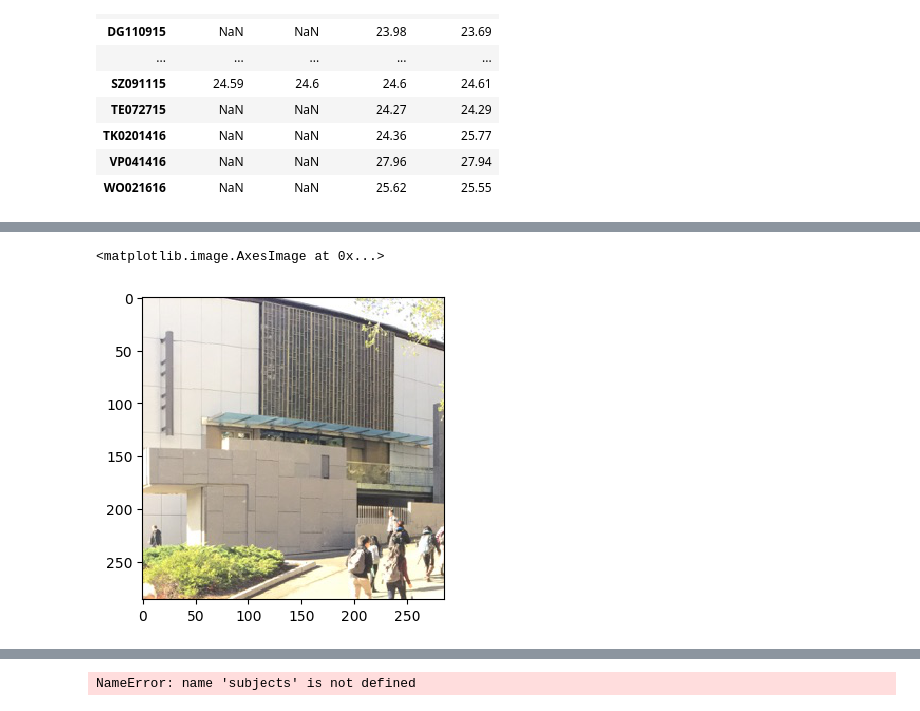
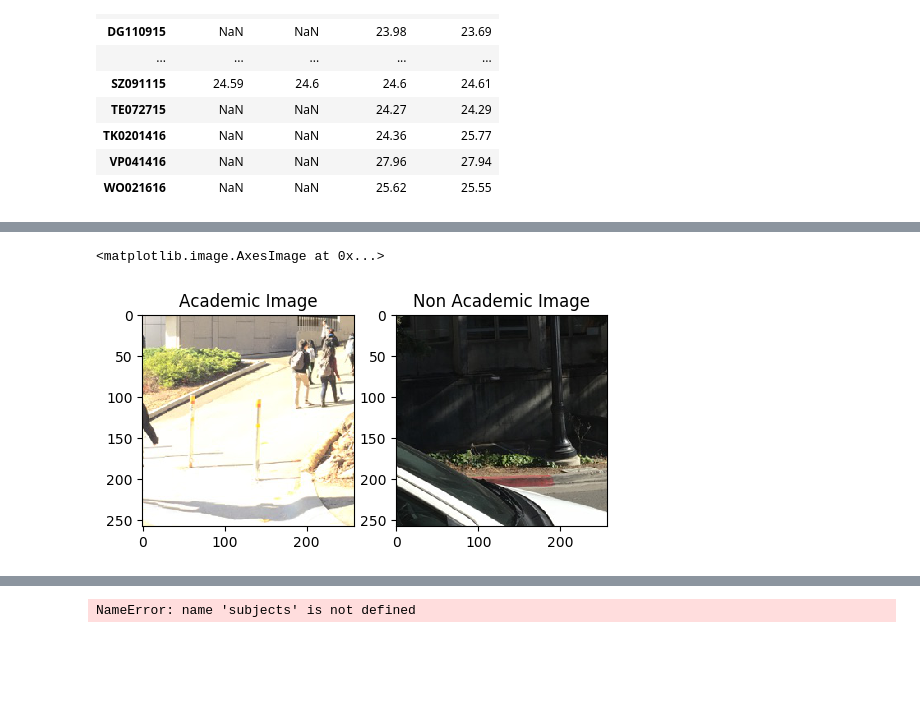
Before and after one commit to Akshugopi/myopiaNaturalScenes, a Jupyter notebook: myopiaNaturalScenes.ipynb, the cells around one changed output, grey strips where cells are left out. Cells and saved outputs as stored; diff of their text form; code cells hidden in the pictures; blank space fills up the shorter version.

```diff
--- a/myopiaNaturalScenes.ipynb
+++ b/myopiaNaturalScenes.ipynb
@@ -16,10 +16,10 @@ import utils.readin_utils as readin
 # %%
 #read our photo files
 aca_datadir = './data/**/*Pano*/*AP*/**'
-nonaca_datadir = './data/**/*Pano*/*NA*/**'
+naca_datadir = './data/**/*Pano*/*NA*/**'
 
 aca_photos = readin.readin_jpgs(aca_datadir)
-nonaca_photos = readin.readin_jpgs(nonaca_datadir)
+naca_photos = readin.readin_jpgs(naca_datadir)
 # %%
 #read in axial lengths
 aca_xls = './data/Non Academic Period Master Spreadsheet 8.13.15 .xlsx'
@@ -80,12 +80,18 @@ def read_ims(filelist):
 try:
     raw_images
 except NameError:
-    raw_images, min_h, min_w = read_ims(aca_photos)
+    aca_raw_images, aca_min_h, aca_min_w = read_ims(aca_photos)
+    naca_raw_images, naca_min_h, naca_min_w = read_ims(naca_photos)
 
-plt.imshow(raw_images[20])
+plt.imshow(aca_raw_images[20])
 
-print('min image height: {}'.format(min_h))
-print('min image width: {}'.format(min_w))
+print('min image height: {}'.format(aca_min_h))
+print('min image width: {}'.format(aca_min_w))
+
+plt.imshow(naca_raw_images[20])
+
+print('min image height: {}'.format(naca_min_h))
+print('min image width: {}'.format(naca_min_w))
 # %% [output]
 min image height: 286
 min image width: 640
@@ -101,40 +109,49 @@ def cropims(ims,crop_h,crop_w,area):
         im_h = np.shape(im)[0]
         im_w = np.shape(im)[1]
         h_im_h = np.int(im_h/2) #half image height
         h_im_w = np.int(im_w/2) #half image width
         if(area=='middle'):
             newim = im[h_im_h-h_crop_h:h_im_h+h_crop_h, #crop height
                        h_im_w-h_crop_w:h_im_w+h_crop_w, #crop width
                        :]
         elif(area=='top'):
              newim = im[0:crop_h, #crop height
                        h_im_w-h_crop_w:h_im_w+h_crop_w, #crop width
                        :]
         elif(area=='bottom'):
              newim = im[im_h-crop_h:im_h, #crop height
                        h_im_w-h_crop_w:h_im_w+h_crop_w, #crop width
                        :]
         else:
             raise ValueError('area not well specified!')
         #print(np.shape(newim))
         #newims[i,:,:,:] = newim
         newims.append(newim)
     return(newims)
 
 #use less of height and width to make samples square
-min_dim = np.minimum(min_h,min_w)
+min_dim = min(aca_min_h, aca_min_w, naca_min_h, naca_min_w)
 
-images_middle = cropims(raw_images,min_dim,min_dim,'middle')
-images_top = cropims(raw_images,min_dim,min_dim,'top')
-images_bottom = cropims(raw_images,min_dim,min_dim,'bottom')
+aca_images_middle = cropims(aca_raw_images,min_dim,min_dim,'middle')
+aca_images_top = cropims(aca_raw_images,min_dim,min_dim,'top')
+aca_images_bottom = cropims(aca_raw_images,min_dim,min_dim,'bottom')
+aca_images = aca_images_middle
 
-images = images_top
+sim = aca_images[21]
+plt.subplot(1,2,1,title="Academic Image")
+plt.imshow(sim)
 
-sim = images[21]
+naca_images_middle = cropims(naca_raw_images,min_dim,min_dim,'middle')
+naca_images_top = cropims(naca_raw_images,min_dim,min_dim,'top')
+naca_images_bottom = cropims(naca_raw_images,min_dim,min_dim,'bottom')
+naca_images = naca_images_middle
+
+sim = naca_images[21]
+plt.subplot(1,2,2,title="Non Academic Image")
 plt.imshow(sim)
 # %% [output]
 <matplotlib.image.AxesImage at 0x...>
-[figure, old version]
+[figure, new version]
 # %%
 def avgims(ims):
     ims_arr = np.asarray(ims)
```
Also changed, not shown: parts of 5 cells of this notebook.
